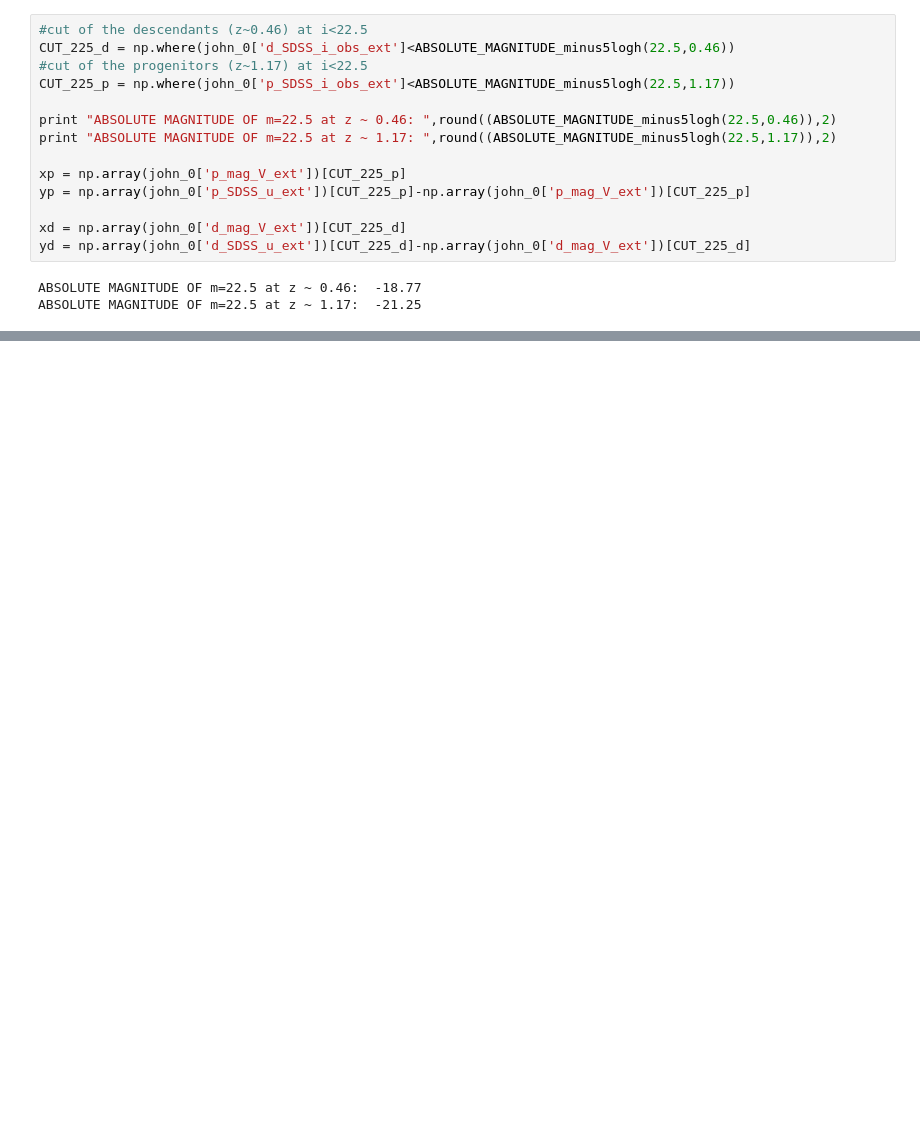
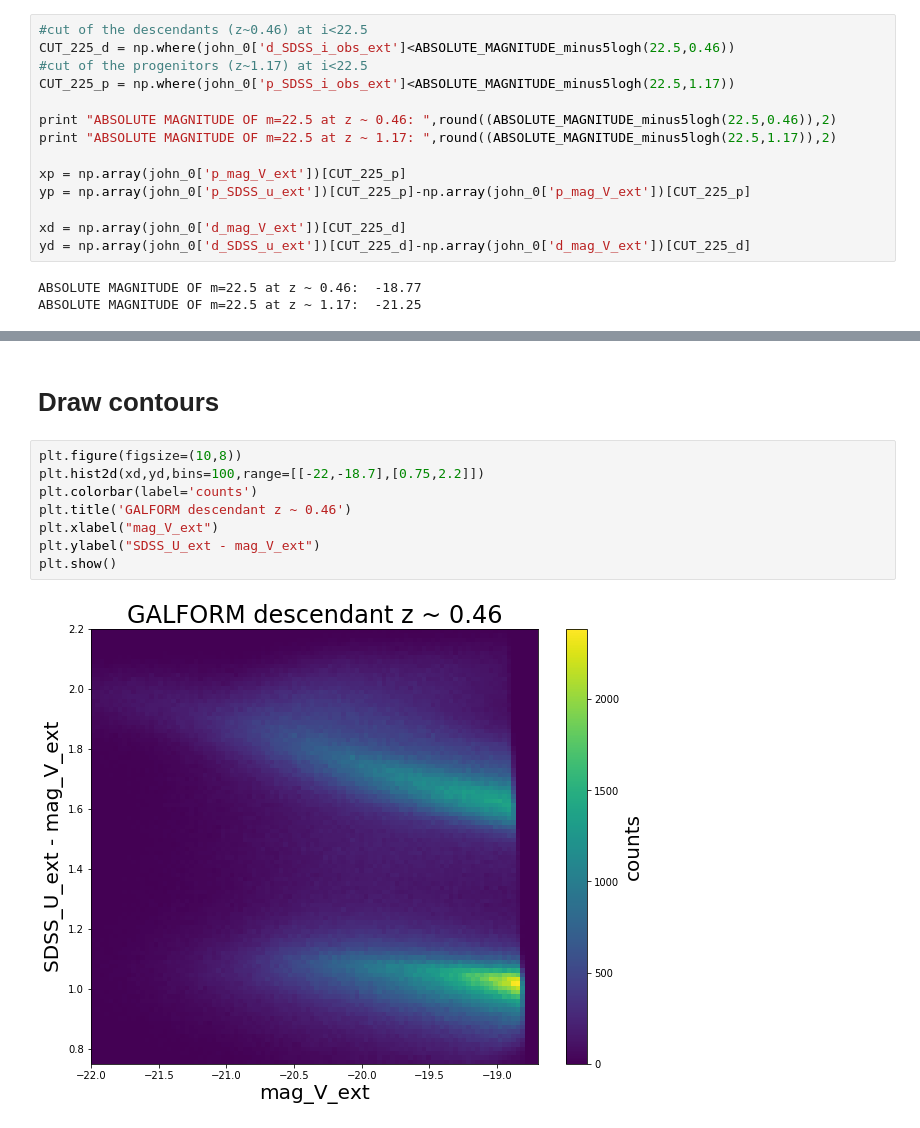
Before and after one commit to GiorgioManzoni/VIPERS_GALFORM, a Jupyter notebook: 009_John_Helly_edge.ipynb, the cells around one changed output, grey strips where cells are left out. Cells and saved outputs as stored; diff of their text form; blank space fills up the shorter version.

```diff
--- a/009_John_Helly_edge.ipynb
+++ b/009_John_Helly_edge.ipynb
@@ -195,0 +216,12 @@ plt.show()
+# %% [markdown]
+# Draw contours
+# %%
+plt.figure(figsize=(10,8))
+plt.hist2d(xd,yd,bins=100,range=[[-22,-18.7],[0.75,2.2]])
+plt.colorbar(label='counts')
+plt.title('GALFORM descendant z ~ 0.46')
+plt.xlabel("mag_V_ext")
+plt.ylabel("SDSS_U_ext - mag_V_ext")
+plt.show()
+# %% [output]
+[figure, added]
```
Also changed, not shown: parts of 26 cells of this notebook.
